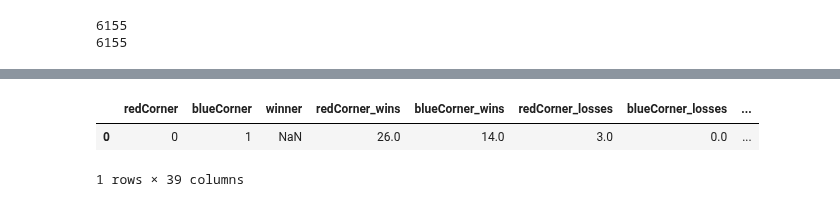
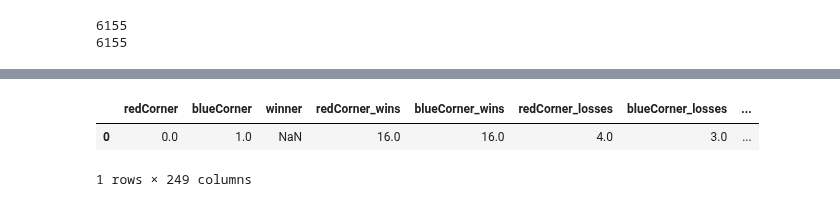
Before and after one commit to maxbraith/UFCModel, a Jupyter notebook: UFCModelGit/Model/modelBook.ipynb, the cells around one changed output, grey strips where cells are left out. Saved outputs shown, nothing was run; the diff lists cells and outputs as text; code cells hidden in the pictures.

```diff
--- a/UFCModelGit/Model/modelBook.ipynb
+++ b/UFCModelGit/Model/modelBook.ipynb
@@ -155,16 +159,19 @@ dfInput.head()
 # %%
 #one hot encode redCorner_stance
-column = dfInput[['redCorner_stance']].copy()
+column = df[['redCorner_stance']].copy()
 df_encoded = pd.get_dummies(column, columns=['redCorner_stance'], prefix='redCorner_stance').astype(int)
 dfInput.drop('redCorner_stance', axis=1, inplace=True)
 dfInput = pd.concat([dfInput, df_encoded], axis=1)
 
 #one hot encode blueCorner_stance
-column = dfInput[['blueCorner_stance']].copy()
+column = df[['blueCorner_stance']].copy()
 df_encoded = pd.get_dummies(column, columns=['blueCorner_stance'], prefix='blueCorner_stance').astype(int)
 dfInput.drop('blueCorner_stance', axis=1, inplace=True)
 dfInput = pd.concat([dfInput, df_encoded], axis=1)
 
+df.drop('redCorner_stance', axis=1, inplace=True)
+df.drop('blueCorner_stance', axis=1, inplace=True)
+
 df.head()
 # %% [output]
 |  | redCorner | blueCorner | winner | redCorner_wins | blueCorner_wins | redCorner_losses | blueCorner_losses | ... |
@@ -176,0 +184,4 @@ df.head()
+# %%
+#limit the data
+dfInput = dfInput.head(1)
+print(dfInput.iloc[0])
@@ -228,3 +252,7 @@ print(len(df))
 # %% [output]
 6155
 6155
+# %%
+print(len(dfInput))
+dfInput.dropna(subset=dfInput.columns.difference(['winner']), inplace=True)
+print(len(dfInput))
@@ -276,10 +313,11 @@ Epoch 219: val_accuracy did not improve from 0.86840
 <keras.src.callbacks.History at 0x...>
-# %%
-dfInput['redCorner'] = dfInput['redCorner'].replace('Alexander Volkanovski', 0)
-dfInput['blueCorner'] = dfInput['blueCorner'].replace('Ilia Topuria', 1)
-
-dfInput.head()
-# %% [output]
-|  | redCorner | blueCorner | winner | redCorner_wins | blueCorner_wins | redCorner_losses | blueCorner_losses | ... |
-| 0 | 0 | 1 | NaN | 26.0 | 14.0 | 3.0 | 0.0 | ... |
-1 rows × 39 columns
+# %%
+for index, row in dfInput.iterrows():
+    dfInput.at[index, 'redCorner'] = 0.0
+    dfInput.at[index, 'blueCorner'] = 1.0
+
+dfInput.head()
+# %% [output]
+|  | redCorner | blueCorner | winner | redCorner_wins | blueCorner_wins | redCorner_losses | blueCorner_losses | ... |
+| 0 | 0.0 | 1.0 | NaN | 16.0 | 16.0 | 4.0 | 3.0 | ... |
+1 rows × 249 columns
```
Also changed, not shown: parts of 16 cells of this notebook, 4 other files.
